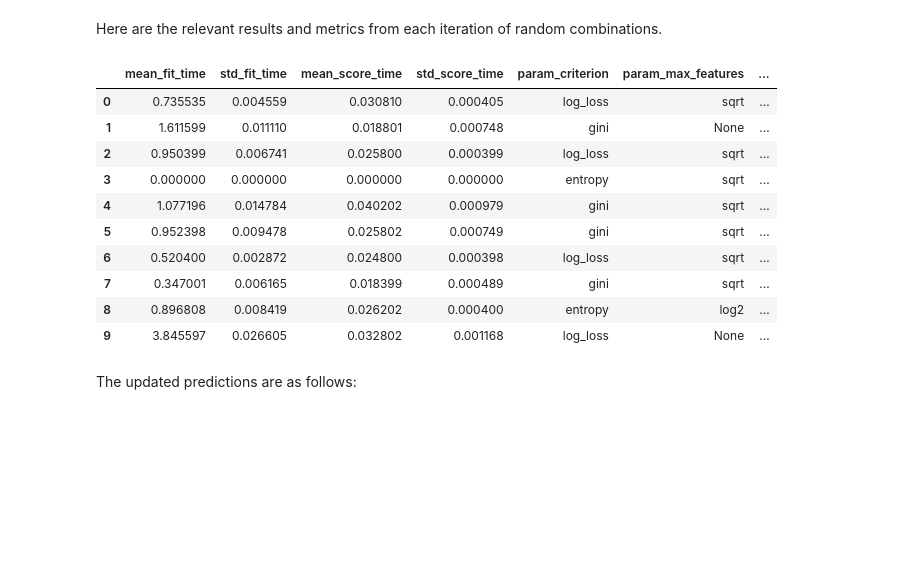
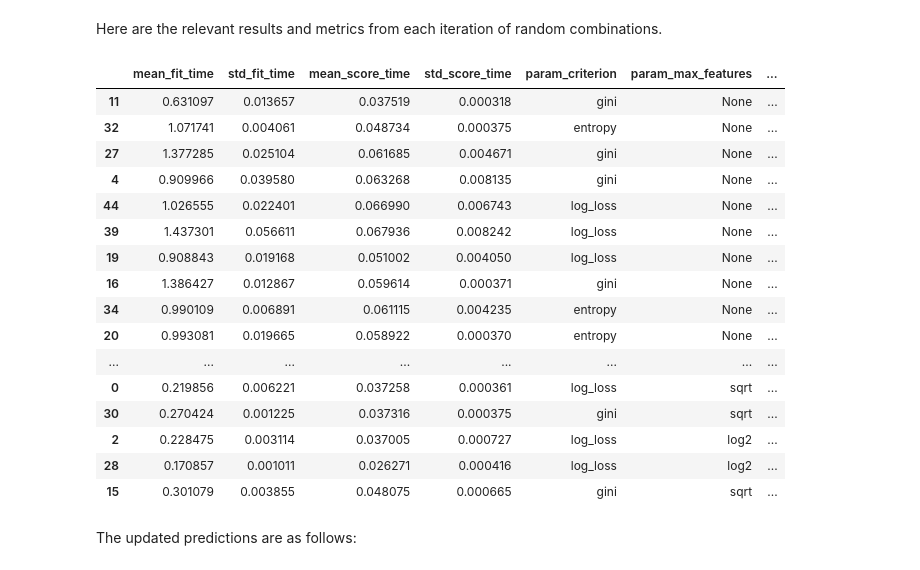
Before and after one commit to boofmax/STINTSY_MCO, a Jupyter notebook: STINTSY_MCO.ipynb, the cells around one changed output. Drawn from its saved outputs; the diff is of its cells as text; code cells hidden in the pictures; blank space fills up the shorter version.

```diff
--- a/STINTSY_MCO.ipynb
+++ b/STINTSY_MCO.ipynb
@@ -469,5 +547,3 @@ To begin training, the feature matrix and target vector are split into train and
-# %%
-X_train, X_test, y_train, y_test = train_test_split(X, y, random_state=random_state, stratify=y)
 # %% [markdown]
 A `RandomForestClassifer` object is created and trained with default hyperparameters (as documented [here](https://scikit-learn.org/stable/modules/generated/sklearn.ensemble.RandomForestClassifier.html)). The following are the hyperparameters (and initial values) we will be working with and tuning later on.
 
@@ -479,6 +554,6 @@ A `RandomForestClassifer` object is created and trained with default hyperparame
 
 These hyperparameters were selected given that they were described to have most influence on performance and extraction of feature importance *(Probst et al., 2019)*.
 # %%
-rfc = RandomForestClassifier(random_state=random_state)
+rfc = RandomForestClassifier(random_state=random_state, n_jobs=-1)
 rfc.fit(X_train, y_train)
 # %% [output]
@@ -505,16 +580,16 @@ The above accuracies show that the model performs very well on the training set
 We define the search space for hyperparameter tuning:
 # %%
 hyperparameters_rf = {
-    'n_estimators': randint(50, 300),
+    'n_estimators': randint(100, 250),
     'criterion': ['gini', 'entropy', 'log_loss'],
     'min_samples_leaf': randint(1, 10),
     'max_features': ['sqrt', 'log2', None],
-    'max_samples': uniform(0.1, 1.0)
+    'max_samples': uniform(0.1, 0.9)
 }
 # %% [markdown]
 To tune the hyperparameters of the Random Forest model, the `RandomizedSearchCV` class will be used. We set the the number of combinations to try (n_iter) to `10` and the number of cross valdiation folds to `5`.
 # %%
-rsr = RandomizedSearchCV(estimator=rfc, param_distributions=hyperparameters_rf, n_iter=10, cv=5, random_state=42)
+rsr = RandomizedSearchCV(estimator=rfc, param_distributions=hyperparameters_rf, n_iter=50, cv=5, random_state=42)
 # %% [markdown]
 The models are then trained on the training data to produce the best hyperparameters.
 # %%
@@ -585,20 +645,26 @@ This shows that the 3 most important features are `home_on_target`, `current_min
 # %% [markdown]
 Here are the relevant results and metrics from each iteration of random combinations.
 # %%
-rsr_results = pd.DataFrame(rsr.cv_results_)
+rsr_results = pd.DataFrame(rsr.cv_results_).sort_values(by="rank_test_score")
 rsr_results
 # %% [output]
 |  | mean_fit_time | std_fit_time | mean_score_time | std_score_time | param_criterion | param_max_features | ... |
-| 0 | 0.735535 | 0.004559 | 0.030810 | 0.000405 | log_loss | sqrt | ... |
-| 1 | 1.611599 | 0.011110 | 0.018801 | 0.000748 | gini | None | ... |
-| 2 | 0.950399 | 0.006741 | 0.025800 | 0.000399 | log_loss | sqrt | ... |
-| 3 | 0.000000 | 0.000000 | 0.000000 | 0.000000 | entropy | sqrt | ... |
-| 4 | 1.077196 | 0.014784 | 0.040202 | 0.000979 | gini | sqrt | ... |
-| 5 | 0.952398 | 0.009478 | 0.025802 | 0.000749 | gini | sqrt | ... |
-| 6 | 0.520400 | 0.002872 | 0.024800 | 0.000398 | log_loss | sqrt | ... |
-| 7 | 0.347001 | 0.006165 | 0.018399 | 0.000489 | gini | sqrt | ... |
-| 8 | 0.896808 | 0.008419 | 0.026202 | 0.000400 | entropy | log2 | ... |
-| 9 | 3.845597 | 0.026605 | 0.032802 | 0.001168 | log_loss | None | ... |
+| 11 | 0.631097 | 0.013657 | 0.037519 | 0.000318 | gini | None | ... |
+| 32 | 1.071741 | 0.004061 | 0.048734 | 0.000375 | entropy | None | ... |
+| 27 | 1.377285 | 0.025104 | 0.061685 | 0.004671 | gini | None | ... |
+| 4 | 0.909966 | 0.039580 | 0.063268 | 0.008135 | gini | None | ... |
+| 44 | 1.026555 | 0.022401 | 0.066990 | 0.006743 | log_loss | None | ... |
+| 39 | 1.437301 | 0.056611 | 0.067936 | 0.008242 | log_loss | None | ... |
+| 19 | 0.908843 | 0.019168 | 0.051002 | 0.004050 | log_loss | None | ... |
+| 16 | 1.386427 | 0.012867 | 0.059614 | 0.000371 | gini | None | ... |
+| 34 | 0.990109 | 0.006891 | 0.061115 | 0.004235 | entropy | None | ... |
+| 20 | 0.993081 | 0.019665 | 0.058922 | 0.000370 | entropy | None | ... |
+| ... | ... | ... | ... | ... | ... | ... | ... |
+| 0 | 0.219856 | 0.006221 | 0.037258 | 0.000361 | log_loss | sqrt | ... |
+| 30 | 0.270424 | 0.001225 | 0.037316 | 0.000375 | gini | sqrt | ... |
+| 2 | 0.228475 | 0.003114 | 0.037005 | 0.000727 | log_loss | log2 | ... |
+| 28 | 0.170857 | 0.001011 | 0.026271 | 0.000416 | log_loss | log2 | ... |
+| 15 | 0.301079 | 0.003855 | 0.048075 | 0.000665 | gini | sqrt | ... |
 # %% [markdown]
 The updated predictions are as follows:
 # %%
```
Also changed, not shown: parts of 46 cells of this notebook.
